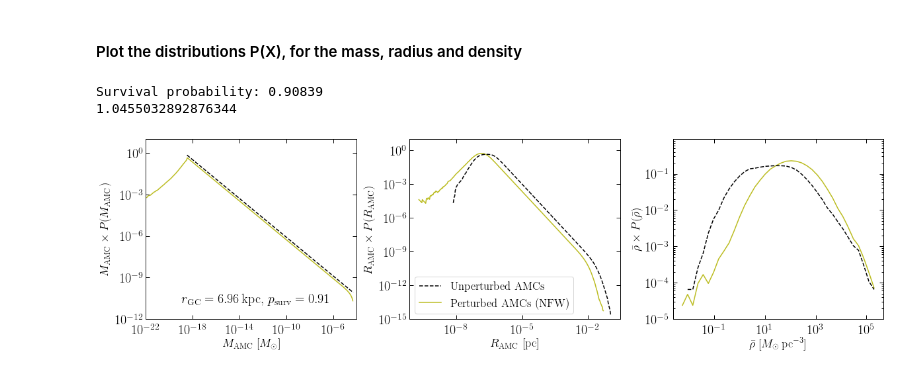
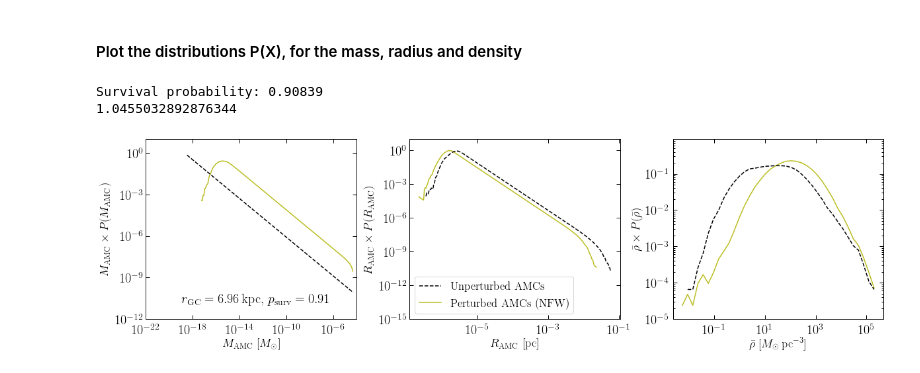
Before and after one commit to bradkav/axion-miniclusters, a Jupyter notebook: code/plotting/MonteCarloAnalysis.ipynb, the cells around one changed output. Cells and saved outputs as stored; diff of their text form; code cells hidden in the pictures.

```diff
--- a/code/plotting/MonteCarloAnalysis.ipynb
+++ b/code/plotting/MonteCarloAnalysis.ipynb
@@ -165,9 +186,15 @@ plt.show()
 # %% [markdown]
 #### Plot the distributions P(X), for the mass, radius and density
 # %%
-M_f_true, P_M_f_true = np.loadtxt(dist_dir + "distribution_mass_" + Rstr + "_" + PROFILE + "_circ.txt", unpack=True, delimiter=',')
-R_f_true, P_R_f_true = np.loadtxt(dist_dir + "distribution_radius_" + Rstr + "_" + PROFILE+ "_circ.txt", unpack=True, delimiter=',', usecols=(0,1))
-R_i_true, P_R_i_true = np.loadtxt(dist_dir + "distribution_radius_" + PROFILE + "_circ_unperturbed.txt", unpack=True, delimiter=',', usecols=(0,1))
+AS_CUT = True
+if (AS_CUT):
+    cut_text = "_AScut"
+else:
+    cut_text = ""
+
+M_f_true, P_M_f_true = np.loadtxt(dist_dir + "distribution_mass_" + Rstr + "_" + PROFILE + "_circ%s.txt"%(cut_text,), unpack=True, delimiter=',')
+R_f_true, P_R_f_true = np.loadtxt(dist_dir + "distribution_radius_" + Rstr + "_" + PROFILE+ "_circ%s.txt"%(cut_text,), unpack=True, delimiter=',', usecols=(0,1))
+R_i_true, P_R_i_true = np.loadtxt(dist_dir + "distribution_radius_" + PROFILE + "_circ%s_unperturbed.txt"%(cut_text,), unpack=True, delimiter=',', usecols=(0,1))
 
 Mlist = np.geomspace(3.28433664535169e-19, 5.113402976492e-05, 100)
 
@@ -257,32 +284,32 @@ ax2.set_ylim(1e-15, 10)
 # ax2.set_xlim(1e-9, 1e-3)
 # plt.ylabel("$N_\mathrm{AMC}$")
 
 # Plot three
 # counts, edges, patches = ax3.hist(rho_i, bins=np.geomspace(1e-4, 1e6, 50), alpha=a_hist, density=True)
 # ax3.step(edges[1:], counts, color='C0', alpha=a_plot)
 # counts, edges, patches = ax3.hist(rho_f, bins=np.geomspace(1e-4, 1e6, 50), alpha=a_hist, density=True)
 # ax3.step(edges[1:], counts, color='C1', alpha=a_plot)
 
 counts, edges = np.histogram(rho_f, bins=np.geomspace(1e-4, 1e6, 50), density=True)
 b_c = edges[:-1] + np.diff(edges)/2
 ax3.plot(b_c[counts>0], b_c[counts>0]*counts[counts>0], color=cafter)
 counts, edges = np.histogram(rho_i, bins=np.geomspace(1e-4, 1e6, 50), density=True)
 b_c = edges[:-1] + np.diff(edges)/2
 ax3.plot(b_c[counts>0], b_c[counts>0]*counts[counts>0], color=cbefore, ls='--')
 
 # ax3.hist(rho_i, alpha = a_plot, bins=np.geomspace(1e4, 1e10, 50))
 # ax3.hist(rho_f, alpha = a_plot, bins=np.geomspace(1e4, 1e10, 50))
 
 ax3.xaxis.set_tick_params(pad=xpad)
 ax3.yaxis.set_tick_params(pad=6)
 ax3.set_ylabel(r"$\bar{\rho} \times P(\bar{\rho} )$")
 ax3.set_yscale('log')
 ax3.set_xscale('log')
 ax3.set_xlabel(r"$\bar{\rho}$ $[M_\odot\,\mathrm{pc}^{-3}]$")
 ax3.set_ylim(1e-5, 0.9)
 
-plt.savefig("../../plots/Distributions_" + PROFILE + "_r="+Rstr+"kpc.pdf", bbox_inches='tight')
+plt.savefig("../../plots/Distributions_" + PROFILE + "_r="+Rstr+"kpc%s.pdf"%(cut_text,), bbox_inches='tight')
 # %% [output]
 Survival probability: 0.90839
 1.0455032892876344
-[figure, old version]
+[figure, new version]
```
Also changed, not shown: parts of 12 cells of this notebook, 13 other files.
